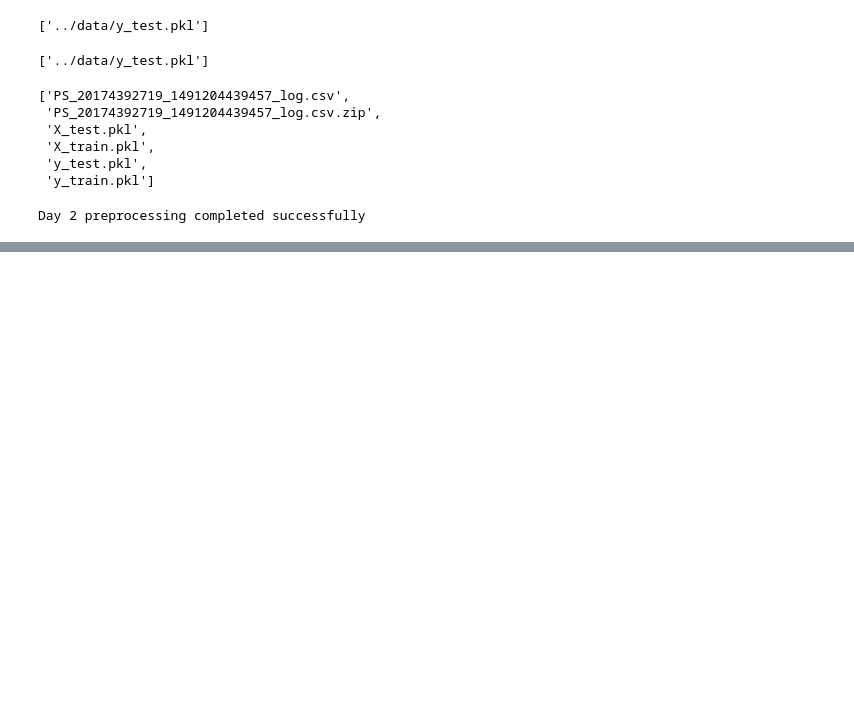
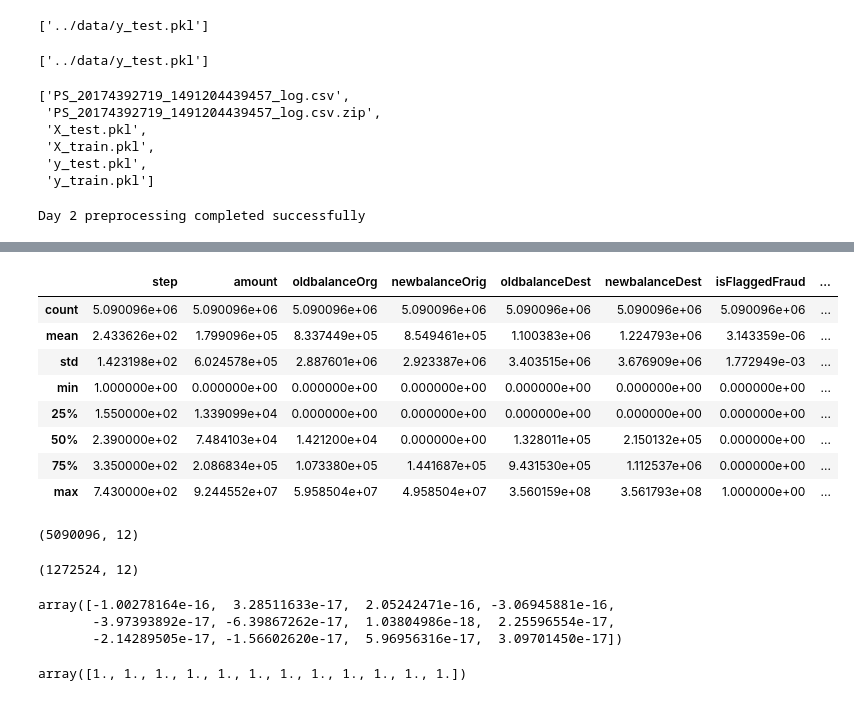
Before and after one commit to bhanusri1106/real-time-financial-fraud-detection, a Jupyter notebook: notebooks/01_basic_analysis.ipynb, the cells around one changed output, grey strips where cells are left out. Cells and saved outputs as stored; diff of their text form; code cells hidden in the pictures; blank space fills up the shorter version.

```diff
--- a/notebooks/01_basic_analysis.ipynb
+++ b/notebooks/01_basic_analysis.ipynb
@@ -244,0 +405,12 @@ Day 2 preprocessing completed successfully
+# %%
+X_train.describe()
+# %% [output]
+|  | step | amount | oldbalanceOrg | newbalanceOrig | oldbalanceDest | newbalanceDest | isFlaggedFraud | ... |
+| count | 5.090096e+06 | 5.090096e+06 | 5.090096e+06 | 5.090096e+06 | 5.090096e+06 | 5.090096e+06 | 5.090096e+06 | ... |
+| mean | 2.433626e+02 | 1.799096e+05 | 8.337449e+05 | 8.549461e+05 | 1.100383e+06 | 1.224793e+06 | 3.143359e-06 | ... |
+| std | 1.423198e+02 | 6.024578e+05 | 2.887601e+06 | 2.923387e+06 | 3.403515e+06 | 3.676909e+06 | 1.772949e-03 | ... |
+| min | 1.000000e+00 | 0.000000e+00 | 0.000000e+00 | 0.000000e+00 | 0.000000e+00 | 0.000000e+00 | 0.000000e+00 | ... |
+| 25% | 1.550000e+02 | 1.339099e+04 | 0.000000e+00 | 0.000000e+00 | 0.000000e+00 | 0.000000e+00 | 0.000000e+00 | ... |
+| 50% | 2.390000e+02 | 7.484103e+04 | 1.421200e+04 | 0.000000e+00 | 1.328011e+05 | 2.150132e+05 | 0.000000e+00 | ... |
+| 75% | 3.350000e+02 | 2.086834e+05 | 1.073380e+05 | 1.441687e+05 | 9.431530e+05 | 1.112537e+06 | 0.000000e+00 | ... |
+| max | 7.430000e+02 | 9.244552e+07 | 5.958504e+07 | 4.958504e+07 | 3.560159e+08 | 3.561793e+08 | 1.000000e+00 | ... |
@@ -244,0 +419,26 @@ Day 2 preprocessing completed successfully
+# %%
+from sklearn.preprocessing import StandardScaler
+
+scaler = StandardScaler()
+
+X_train_scaled = scaler.fit_transform(X_train)
+
+print(X_train_scaled.shape)
+# %% [output]
+(5090096, 12)
+# %%
+X_test_scaled = scaler.transform(X_test)
+
+print(X_test_scaled.shape)
+# %% [output]
+(1272524, 12)
+# %%
+X_train_scaled.mean(axis=0)
+# %% [output]
+array([-1.00278164e-16,  3.28511633e-17,  2.05242471e-16, -3.06945881e-16,
+       -3.97393892e-17, -6.39867262e-17,  1.03804986e-18,  2.25596554e-17,
+       -2.14289505e-17, -1.56602620e-17,  5.96956316e-17,  3.09701450e-17])
+# %%
+X_train_scaled.std(axis=0)
+# %% [output]
+array([1., 1., 1., 1., 1., 1., 1., 1., 1., 1., 1., 1.])
```
Also changed, not shown: parts of 48 cells of this notebook.
